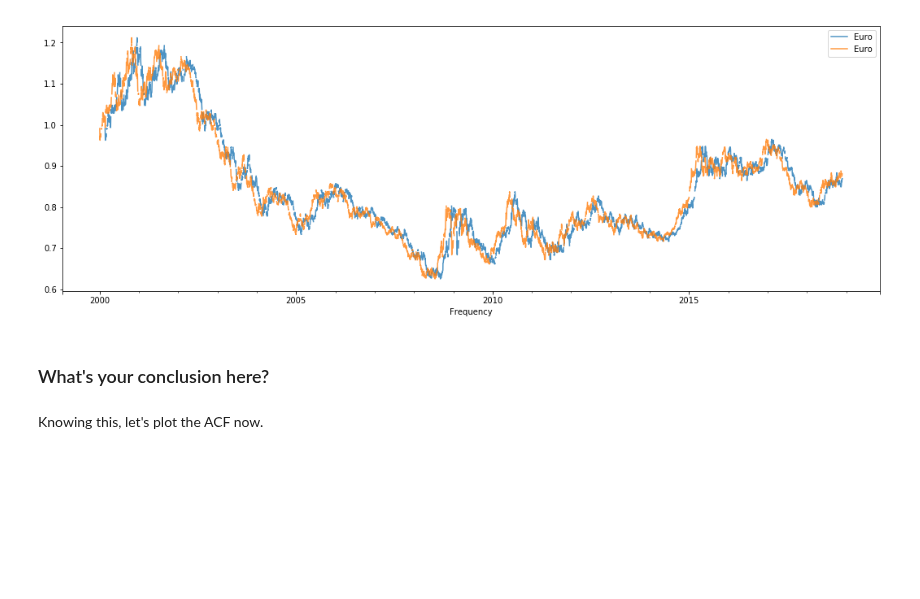
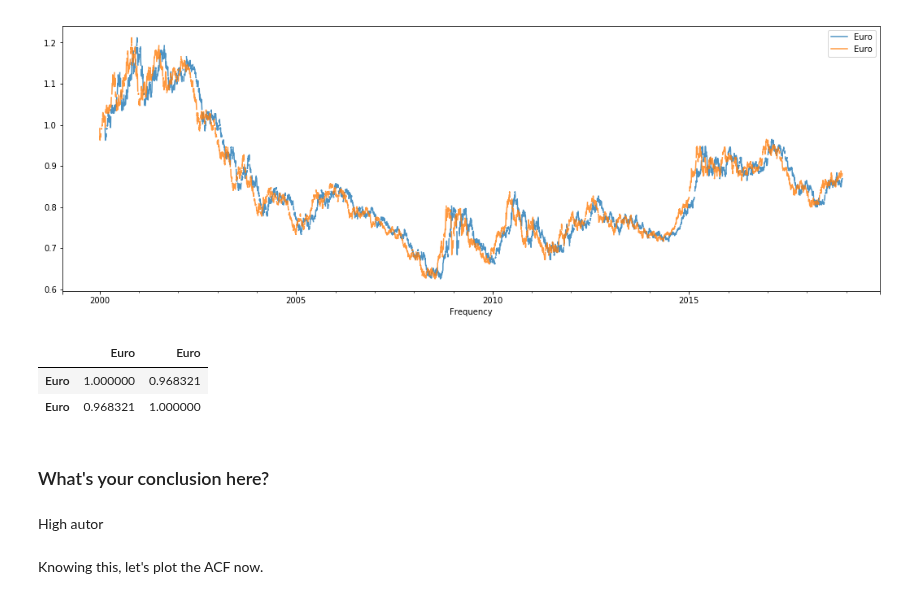
Before and after one commit to nkacoroski/dsc-3-26-05-correlation-and-autocorrelation-in-time-series-lab-seattle-ds-career-040119, a Jupyter notebook: index.ipynb, the cells around one changed output. Drawn from its saved outputs; the diff is of its cells as text; code cells hidden in the pictures; blank space fills up the shorter version.

```diff
--- a/index.ipynb
+++ b/index.ipynb
@@ -95,9 +95,15 @@ lag_50.plot(figsize=(18,6), alpha=0.8);
 # %% [output]
 [figure]
 # %%
-lag_50.corr
+lag_50.corr()
+# %% [output]
+|  | Euro | Euro |
+| Euro | 1.000000 | 0.968321 |
+| Euro | 0.968321 | 1.000000 |
 # %% [markdown]
 ### What's your conclusion here?
+# %% [markdown]
+High autor
 # %% [markdown]
 Knowing this, let's plot the ACF now.
 # %%
```
